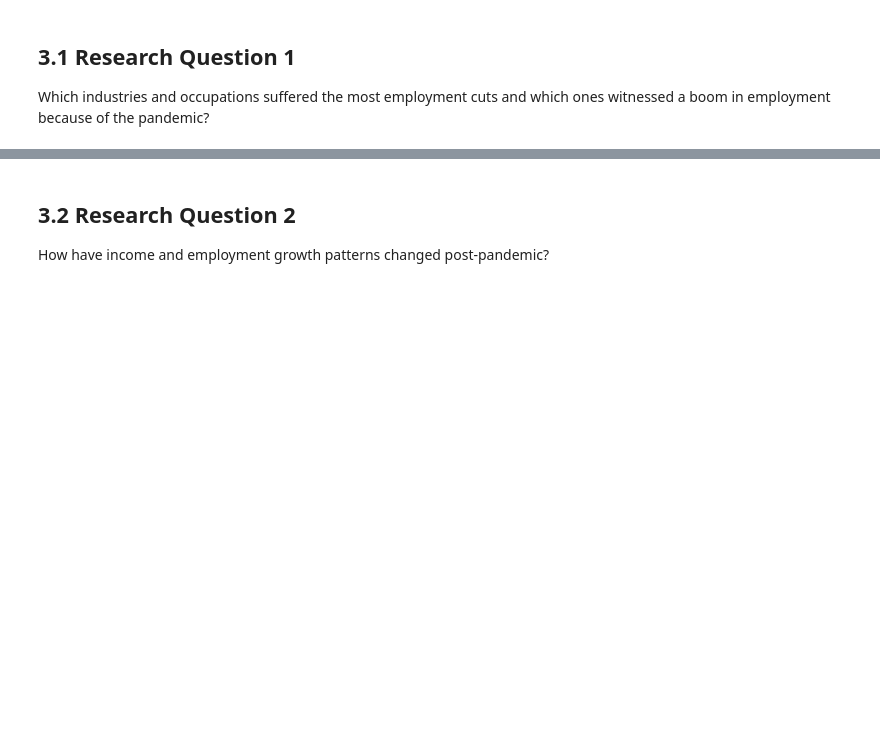
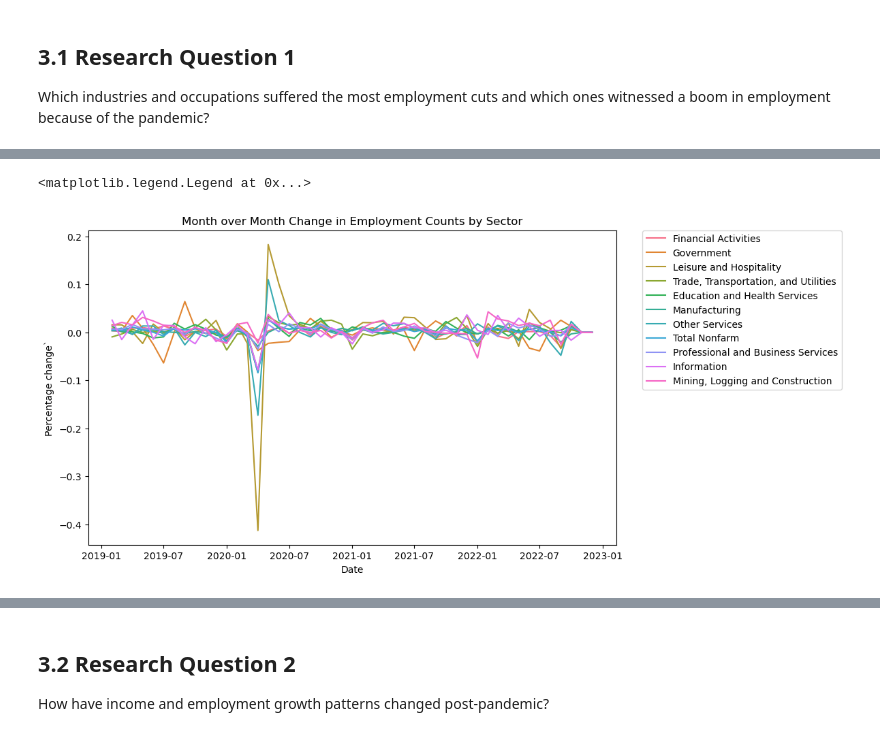
Before and after one commit to hbaghar/covid-analysis-data-512, a Jupyter notebook: Part_2_Analysis_Extension.ipynb, the cells around one changed output, grey strips where cells are left out. Cells and saved outputs as stored; diff of their text form; code cells hidden in the pictures; blank space fills up the shorter version.

```diff
--- a/Part_2_Analysis_Extension.ipynb
+++ b/Part_2_Analysis_Extension.ipynb
@@ -169,0 +195,11 @@ Which industries and occupations suffered the most employment cuts and which one
+# %%
+# Plotting employment counts by sector
+plt.figure(figsize=(10,6))
+sns.lineplot(data=employment_df, x='Date', y='Employment_pct_change', hue='Sector')
+plt.title('Month over Month Change in Employment Counts by Sector')
+plt.xlabel('Date')
+plt.ylabel('Percentage change`')
+plt.legend(bbox_to_anchor=(1.05, 1), loc=2, borderaxespad=0.)
+# %% [output]
+<matplotlib.legend.Legend at 0x...>
+[figure, added]
```
Also changed, not shown: parts of 23 cells of this notebook.
